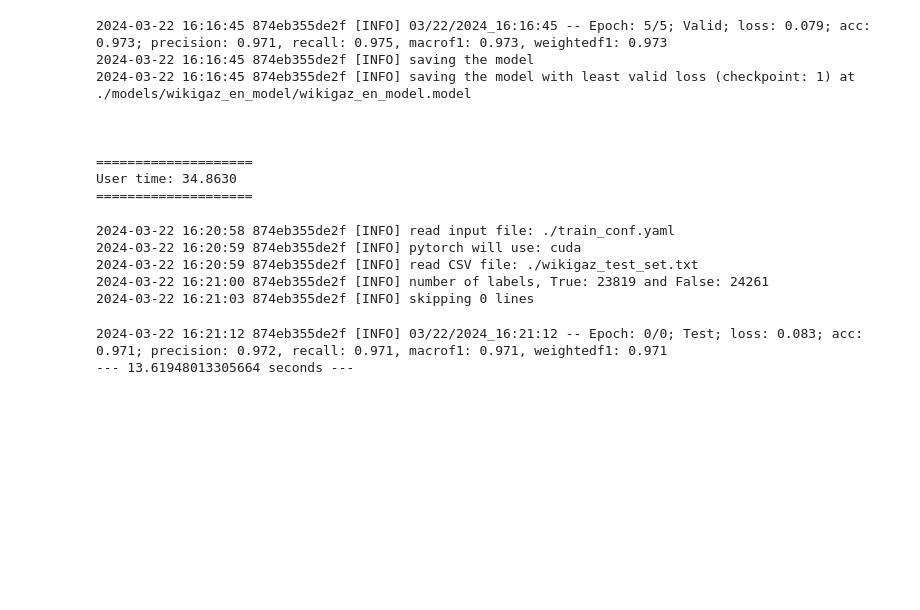
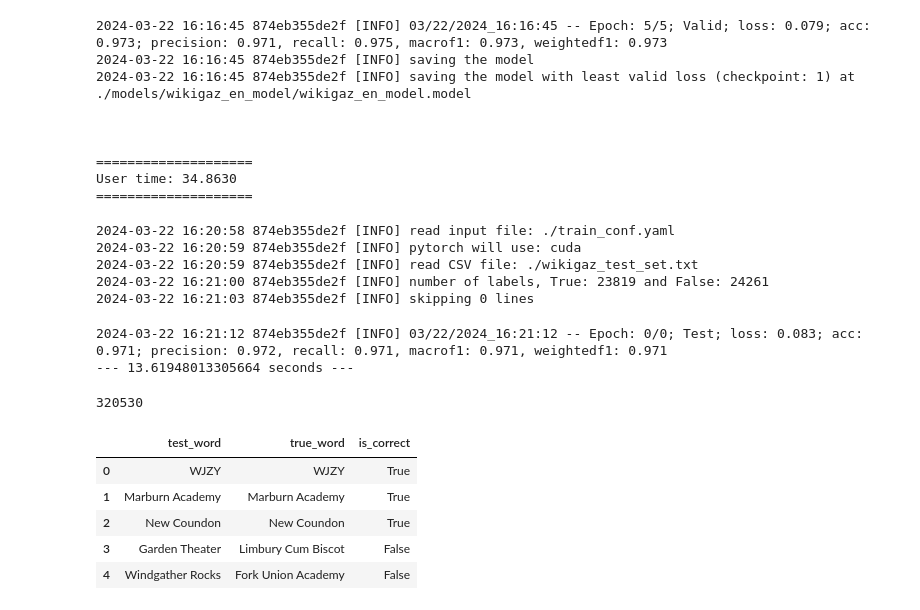
Before and after one commit to stavco9/datastreaming-final-project, a Jupyter notebook: deezymatch_generator/deezymatch_train/train_model.ipynb, the cells around one changed output. Cells and saved outputs as stored; diff of their text form; code cells hidden in the pictures; blank space fills up the shorter version.

```diff
--- a/deezymatch_generator/deezymatch_train/train_model.ipynb
+++ b/deezymatch_generator/deezymatch_train/train_model.ipynb
@@ -246,4 +248,19 @@ dm_inference(input_file_path="./train_conf.yaml",
 # %%
 columns = ['test_word', 'true_word', 'is_correct']
 df_train = pd.read_csv('./wikigaz_train_set.txt',sep='\t', names=columns)
+df_valid = pd.read_csv('./wikigaz_valid_set.txt',sep='\t', names=columns)
+df_test = pd.read_csv('./wikigaz_test_set.txt',sep='\t', names=columns)
+df = pd.concat([df_train, df_valid, df_test])
+len(df)
+# %% [output]
+320530
+# %%
+df.head(5)
+# %% [output]
+|  | test_word | true_word | is_correct |
+| 0 | WJZY | WJZY | True |
+| 1 | Marburn Academy | Marburn Academy | True |
+| 2 | New Coundon | New Coundon | True |
+| 3 | Garden Theater | Limbury Cum Biscot | False |
+| 4 | Windgather Rocks | Fork Union Academy | False |
 # %%
```
Also changed, not shown: parts of 7 cells of this notebook.
